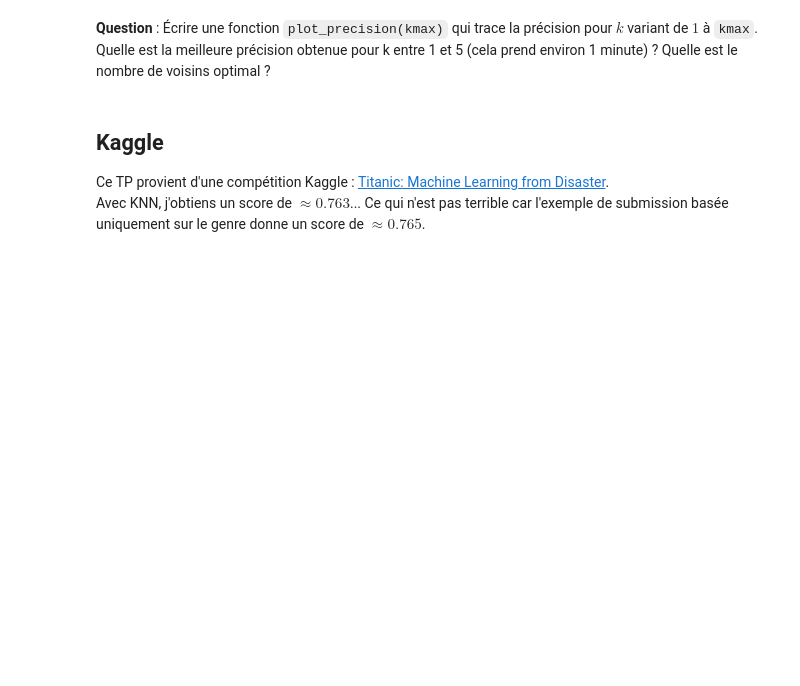
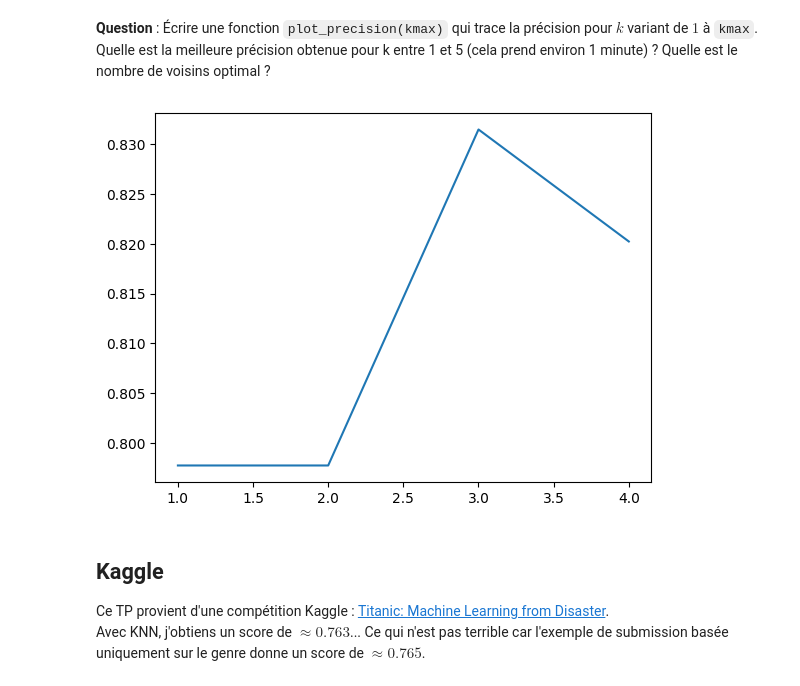
Before and after one commit to cpge-itc/itc2, a Jupyter notebook: files/dl/apprentissage/tp/tp_titanic/tp_titanic.ipynb, the cells around one changed output. Drawn from its saved outputs; the diff is of its cells as text; code cells hidden in the pictures; blank space fills up the shorter version.

```diff
--- a/files/dl/apprentissage/tp/tp_titanic/tp_titanic.ipynb
+++ b/files/dl/apprentissage/tp/tp_titanic/tp_titanic.ipynb
@@ -202,12 +240,21 @@ voisins(test.iloc[0], 5)
 [446, 651, 546, 427, 389]
 # %% [markdown]
 **Question** : Écrire une fonction `plus_frequent(L)` qui renvoie l'élément le plus fréquent d'une liste `L`.
+# %%
+def plus_frequent(L): # renvoie la classe qui apparaît le plus souvent dans L
+    compte = {}
+    for e in L:
+        compte[e] = compte.get(e, 0) + 1
+    return max(compte, key=compte.get)
 # %%
 plus_frequent([2, 1, 5, 1, 2, 5, 5])
 # %% [output]
 5
 # %% [markdown]
 **Question** : Écrire une fonction `knn(x, k)` qui renvoie la prédiction de survie de `x` en utilisant l'algorithme des $k$ plus proches voisins.
+# %%
+def knn(x, k):
+    return plus_frequent([train.loc[i, "Survived"] for i in voisins(x, k)])
 # %%
 knn(test.iloc[0], 5)
 # %% [output]
@@ -217,12 +264,29 @@ knn(test.iloc[0], 5)
 # %% [markdown]
 **Question** : Écrire une fonction `precision(k)` qui renvoie la précision de l'algorithme des $k$ plus proches voisins en utilisant `k` voisins.
 Remarque : cela peut prendre quelques secondes.
+# %%
+def precision(k):
+    n = 0
+    for i in test.index:
+        if knn(test.loc[i], k) == test.loc[i, "Survived"]:
+            n += 1
+    return n / len(test)
 # %%
 precision(3)
 # %% [output]
 0.8314606741573034
 # %% [markdown]
 **Question** : Écrire une fonction `plot_precision(kmax)` qui trace la précision pour $k$ variant de $1$ à `kmax`. Quelle est la meilleure précision obtenue pour k entre 1 et 5 (cela prend environ 1 minute) ? Quelle est le nombre de voisins optimal ?
+# %%
+def plot_precision(kmax):
+    import matplotlib.pyplot as plt
+    R = range(1, kmax)
+    plt.plot(R, [precision(k) for k in R])
+    plt.show()
+# %%
+plot_precision(5)
+# %% [output]
+[figure, added]
 # %% [markdown]
 ## Kaggle
 
```
Also changed, not shown: parts of 6 cells of this notebook.
